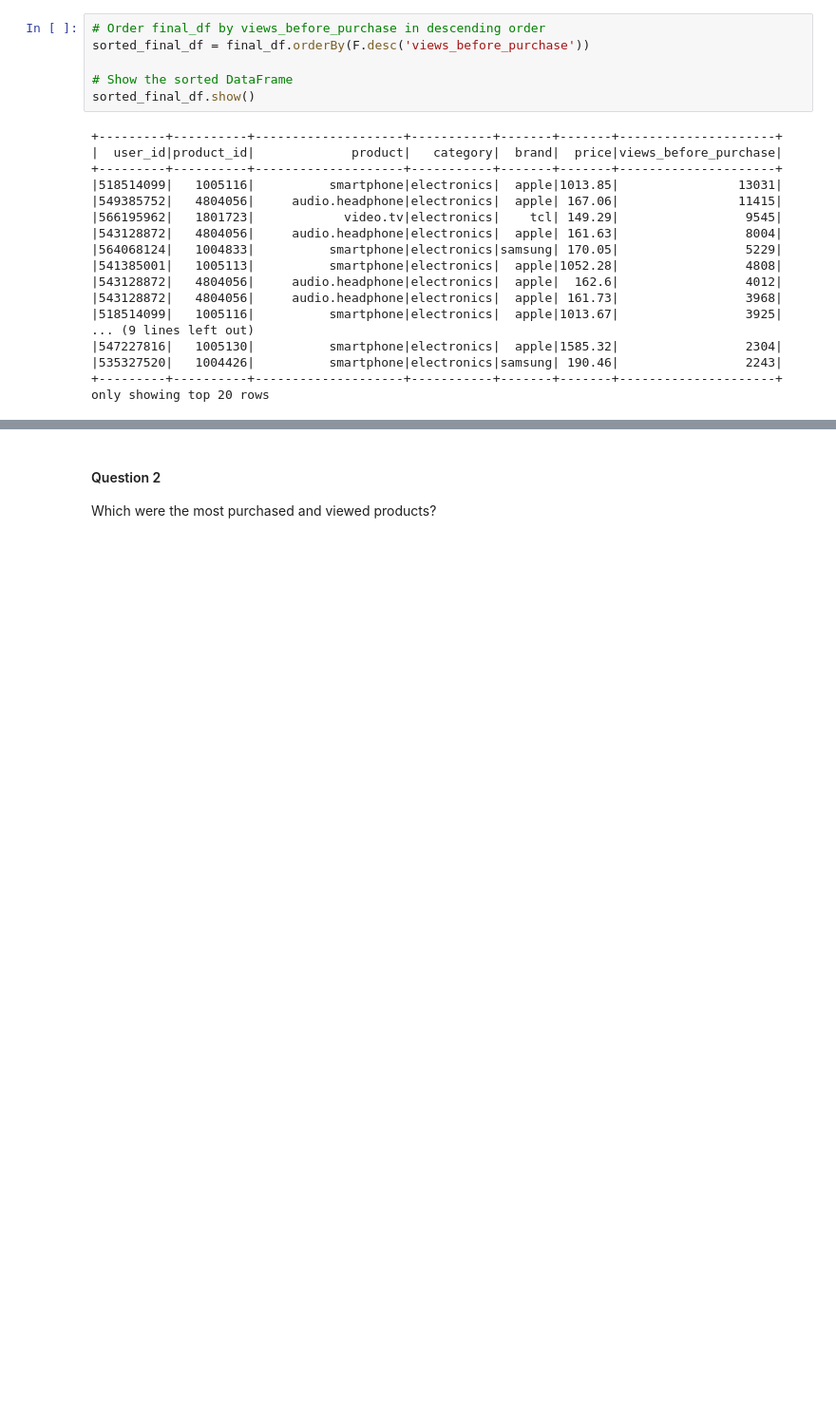
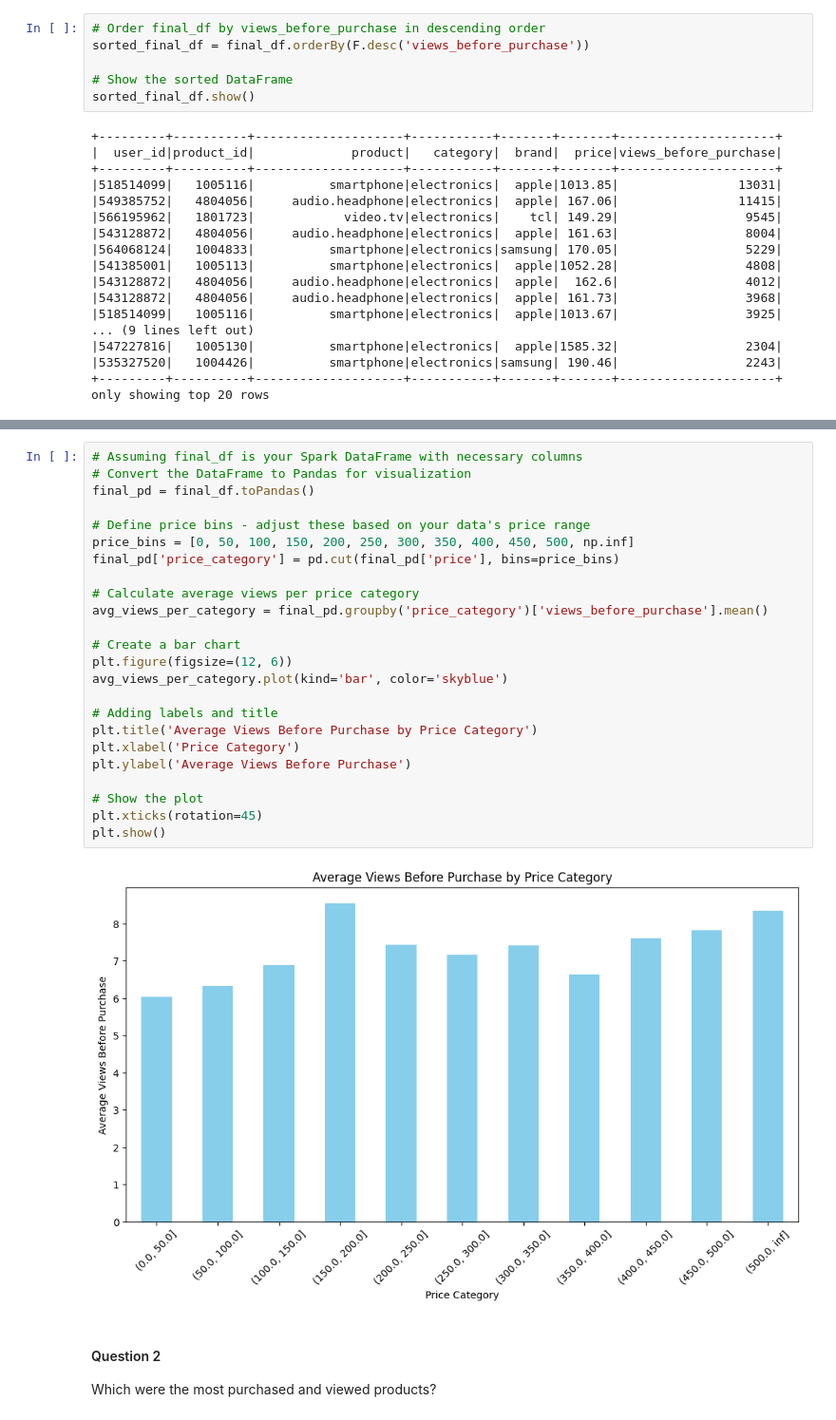
Before and after one commit to yanazlatanova/E-commerce, a Jupyter notebook: 3-queries/eCommerce_NOV_Queries.ipynb, the cells around one changed output, grey strips where cells are left out. Shown at 95% size. Cells and saved outputs as stored; diff of their text form; blank space fills up the shorter version.

```diff
--- a/3-queries/eCommerce_NOV_Queries.ipynb
+++ b/3-queries/eCommerce_NOV_Queries.ipynb
@@ -198,3 +223,29 @@ plt.show()
+# %%
+# Assuming final_df is your Spark DataFrame with necessary columns
+# Convert the DataFrame to Pandas for visualization
+final_pd = final_df.toPandas()
+
+# Define price bins - adjust these based on your data's price range
+price_bins = [0, 50, 100, 150, 200, 250, 300, 350, 400, 450, 500, np.inf]
+final_pd['price_category'] = pd.cut(final_pd['price'], bins=price_bins)
+
+# Calculate average views per price category
+avg_views_per_category = final_pd.groupby('price_category')['views_before_purchase'].mean()
+
+# Create a bar chart
+plt.figure(figsize=(12, 6))
+avg_views_per_category.plot(kind='bar', color='skyblue')
+
+# Adding labels and title
+plt.title('Average Views Before Purchase by Price Category')
+plt.xlabel('Price Category')
+plt.ylabel('Average Views Before Purchase')
+
+# Show the plot
+plt.xticks(rotation=45)
+plt.show()
+# %% [output]
+[figure, added]
 # %% [markdown]
 #### Question 2
 Which were the most purchased and viewed products?
```
Also changed, not shown: parts of 5 cells of this notebook.
